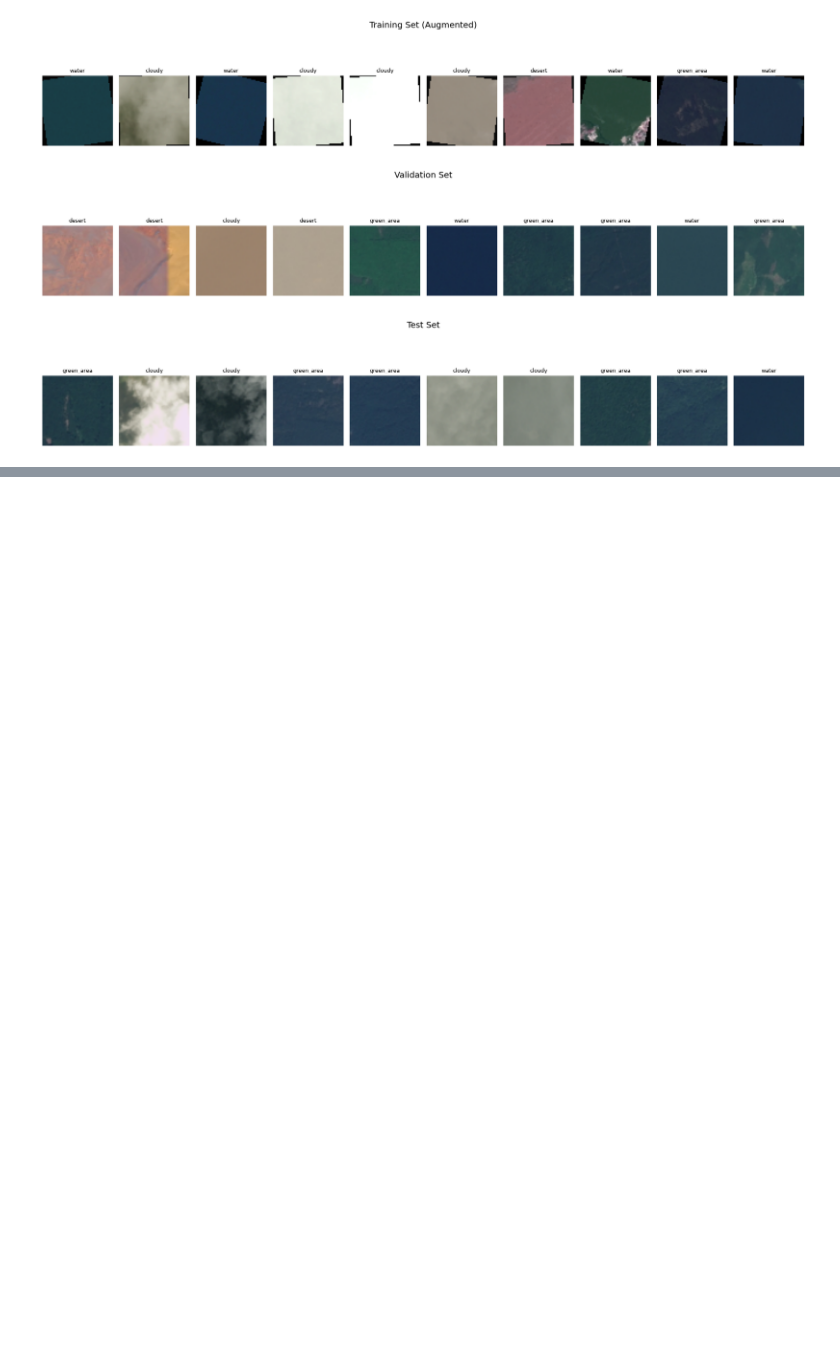
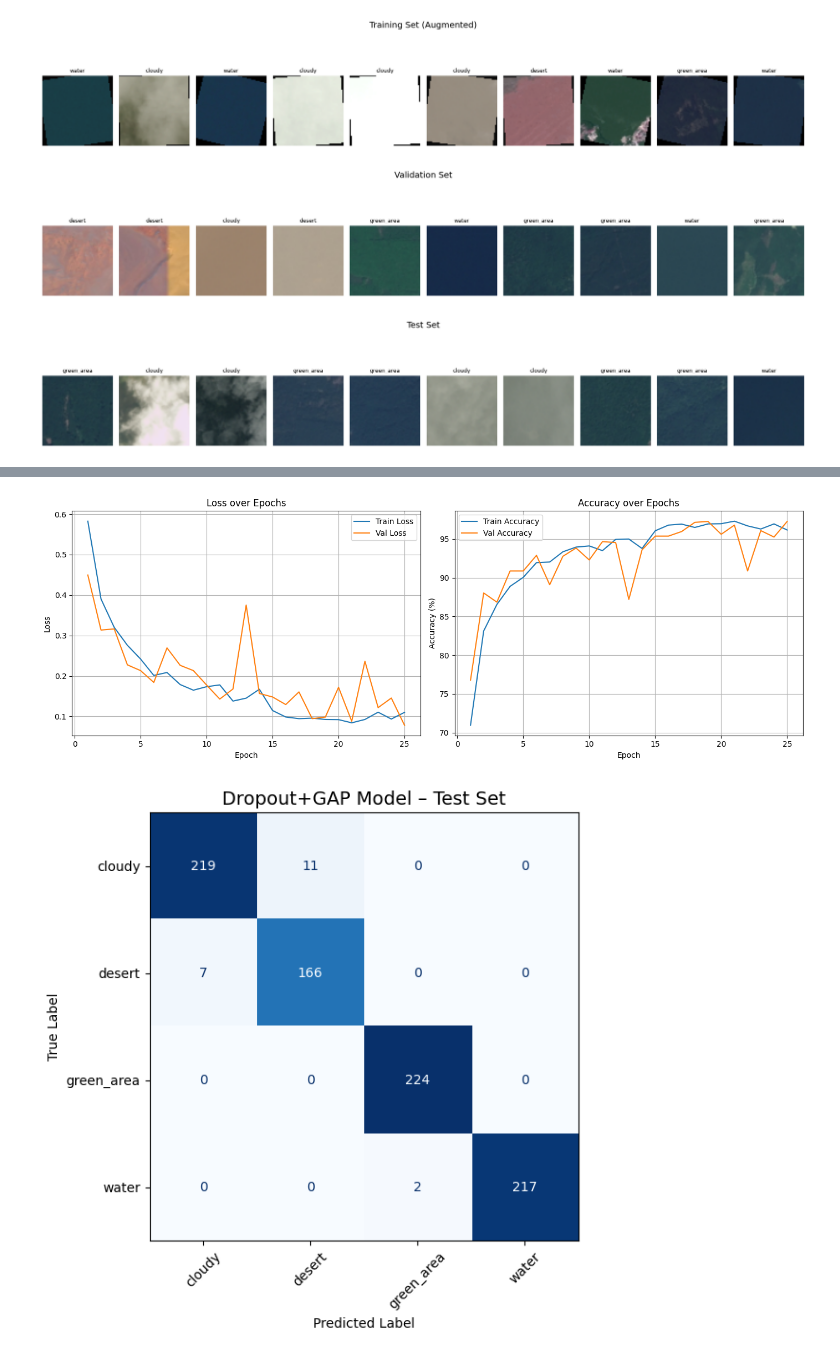
Before and after one commit to ryanhowe28/DS4420Final, a Jupyter notebook: Python_Model.ipynb, the cells around one changed output, grey strips where cells are left out. Cells and saved outputs as stored; diff of their text form; code cells hidden in the pictures; blank space fills up the shorter version.

```diff
--- a/Python_Model.ipynb
+++ b/Python_Model.ipynb
@@ -346,0 +408,15 @@ plot_training_history(history)
+# %%
+dropout_GAP_model = SimpleCNN_WithDropoutAndGAP(num_classes=num_classes)
+dropout_GAP_optimizer = torch.optim.Adam(dropout_GAP_model.parameters(), lr=1e-3)
+# dropout_GAP_optimizer = torch.optim.SGD(dropout_GAP_model.parameters(), lr=0.01, momentum=0.9)
+dropout_GAP_history = train_model(
+    model=dropout_GAP_model,
+    train_loader=train_loader,
+    val_loader=val_loader,
+    criterion=criterion,
+    optimizer=dropout_GAP_optimizer,
+    num_epochs=25,
+    device=device
+)
+
+test_loss, test_acc = evaluate_model(dropout_GAP_model, test_loader, criterion, device)
@@ -346,0 +441,6 @@ plot_training_history(history)
+# %%
+plot_training_history(dropout_GAP_history)
+plot_confusion_matrix_from_model(dropout_GAP_model, test_loader, class_names, device, title="Dropout+GAP Model – Test Set")
+# %% [output]
+[figure, added]
+[figure, added]
```
Also changed, not shown: parts of 14 cells of this notebook.
